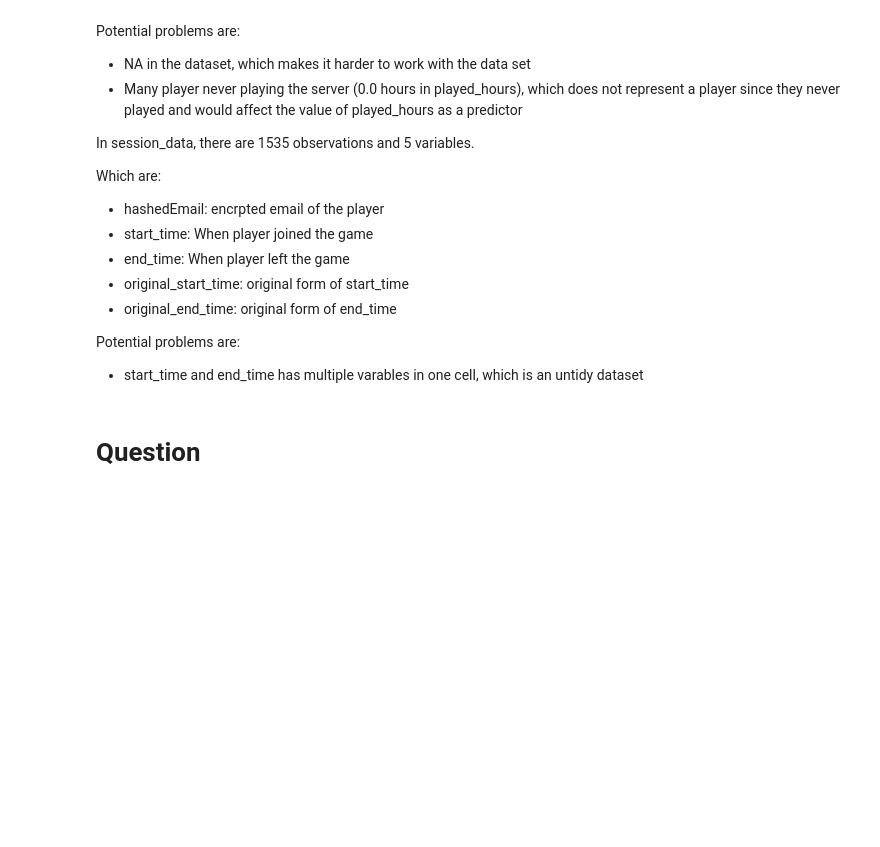
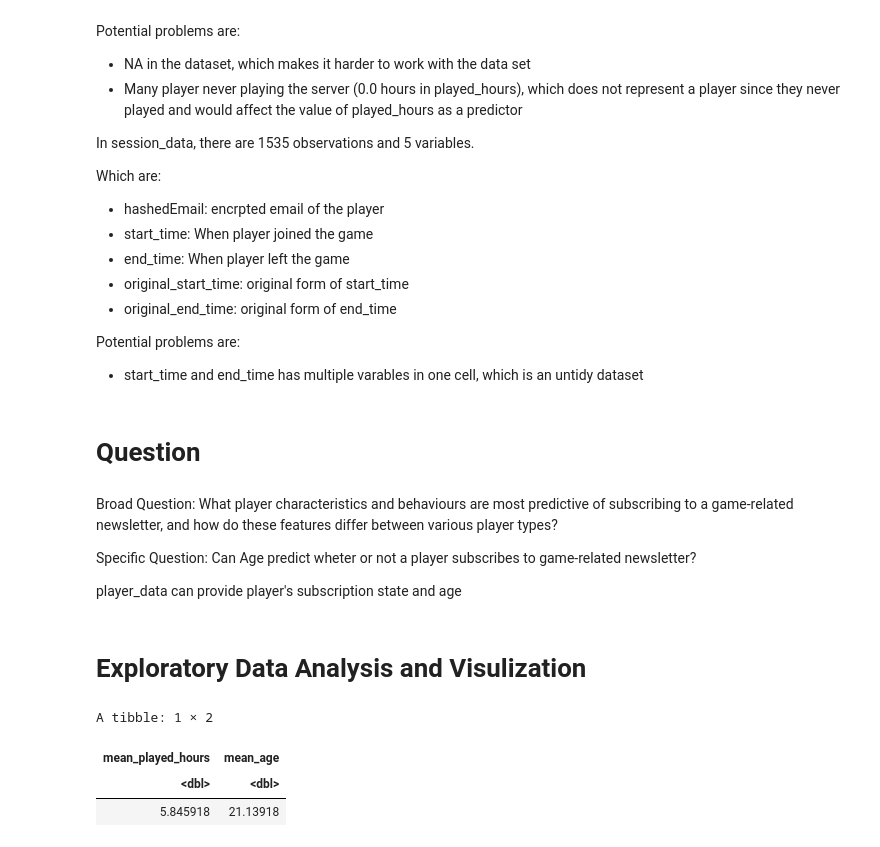
Before and after one commit to sarinah1112/DSCI-100-Project, a Jupyter notebook: project_individual.ipynb, the cells around one changed output. Drawn from its saved outputs; the diff is of its cells as text; code cells hidden in the pictures; blank space fills up the shorter version.

```diff
--- a/project_individual.ipynb
+++ b/project_individual.ipynb
@@ -114,3 +114,21 @@ Potential problems are:
 - start_time and end_time has multiple varables in one cell, which is an untidy dataset
 # %% [markdown]
 # Question
+# %% [markdown]
+Broad Question: What player characteristics and behaviours are most predictive of subscribing to a game-related newsletter, and how do these features differ between various player types?
+
+Specific Question: Can Age predict wheter or not a player subscribes to game-related newsletter?
+
+player_data can provide player's subscription state and age
+# %% [markdown]
+# Exploratory Data Analysis and Visulization
+# %%
+mean_data <- players_data |>
+            summarize(mean_played_hours = mean(played_hours, na.rm = TRUE),
+                     mean_age = mean(Age, na.rm = TRUE))
+mean_data
+# %% [output]
+A tibble: 1 × 2
+| mean_played_hours | mean_age |
+| <dbl> | <dbl> |
+| 5.845918 | 21.13918 |
```
Also changed, not shown: parts of 2 cells of this notebook.
